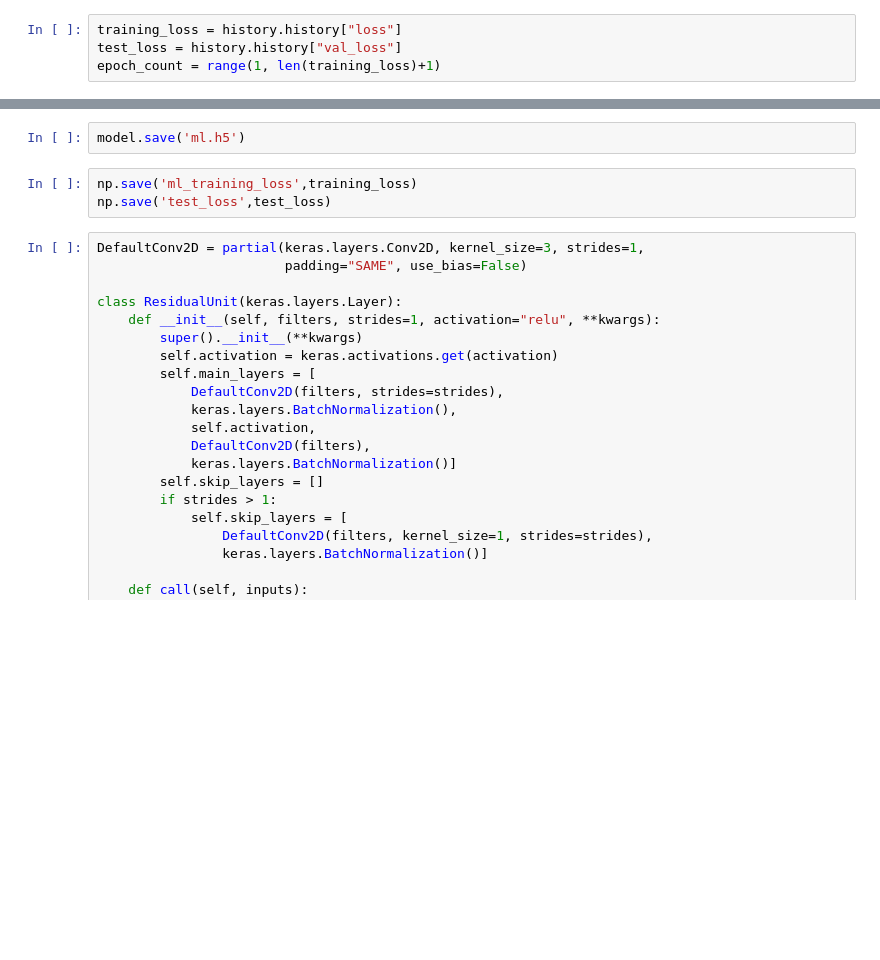
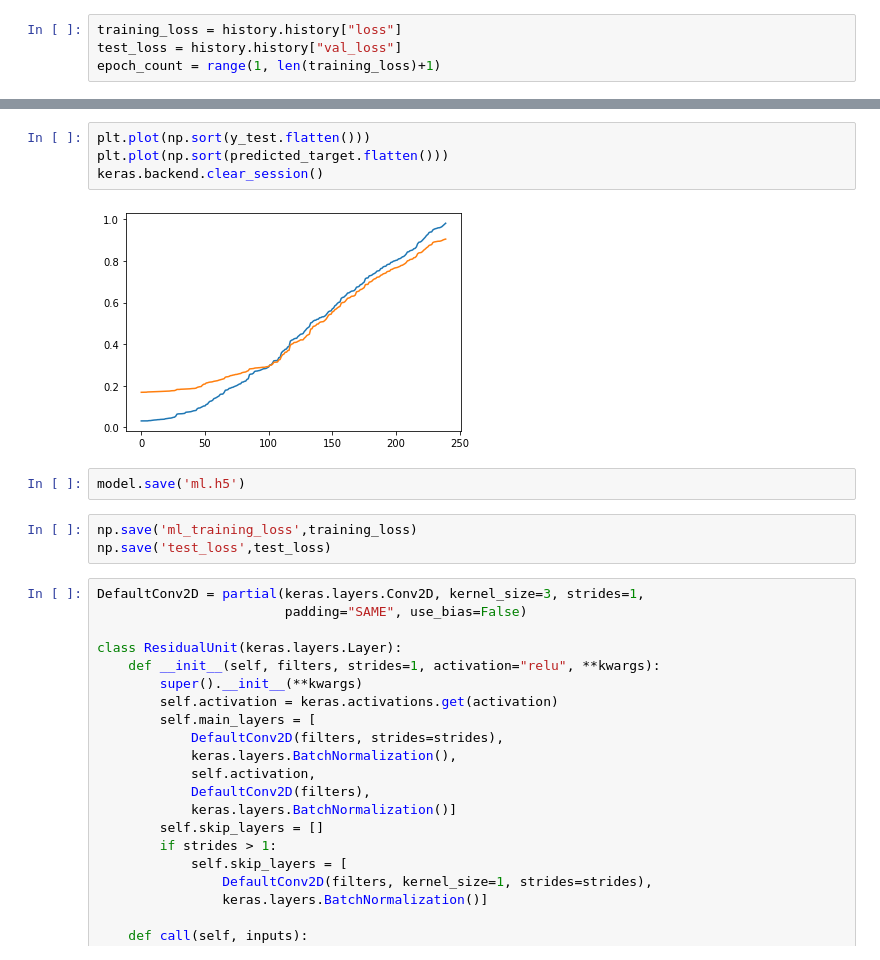
Before and after one commit to HOGEUNGOD/scientificProject, a Jupyter notebook: practice.ipynb, the cells around one changed output, grey strips where cells are left out. Drawn from its saved outputs; the diff is of its cells as text; blank space fills up the shorter version.

```diff
--- a/practice.ipynb
+++ b/practice.ipynb
@@ -111,3 +117,9 @@ plt.legend()
+# %%
+plt.plot(np.sort(y_test.flatten()))
+plt.plot(np.sort(predicted_target.flatten()))
+keras.backend.clear_session()
+# %% [output]
+[figure, added]
 # %%
 model.save('ml.h5')
 # %%
```
Also changed, not shown: parts of 6 cells of this notebook, 13 other files.
